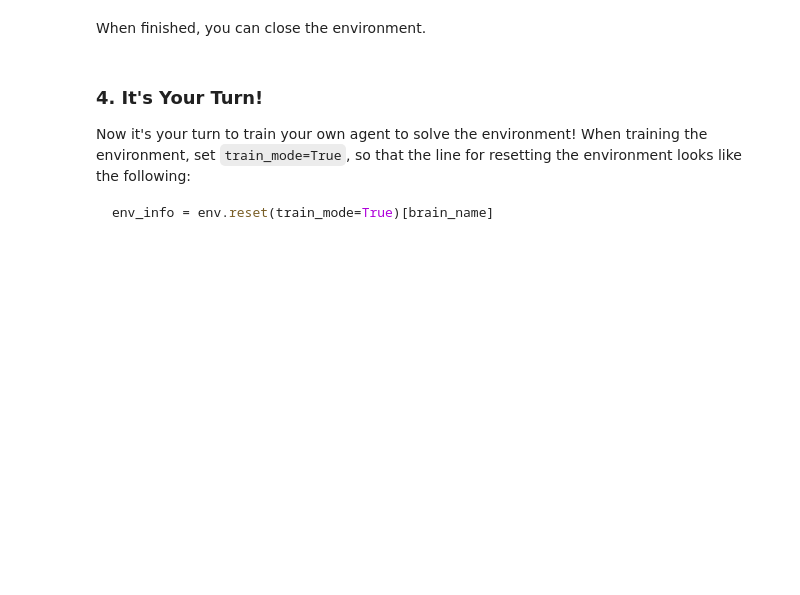
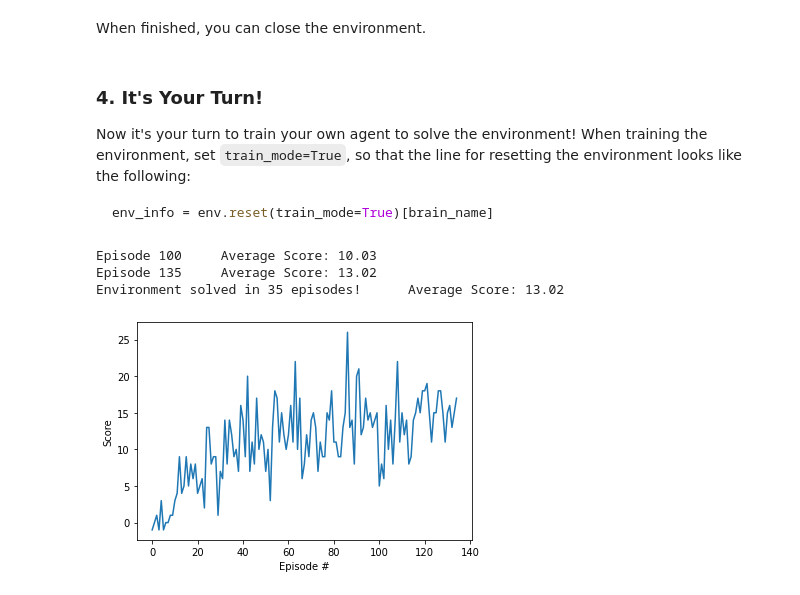
Before and after one commit to ahrav/Deep-Reinforcement-Learning, a Jupyter notebook: p1_navigation/Navigation.ipynb, the cells around one changed output. Saved outputs shown, nothing was run; the diff lists cells and outputs as text; code cells hidden in the pictures; blank space fills up the shorter version.

Commit message:
Second DQN solution taking 35 episodes.

````diff
--- a/p1_navigation/Navigation.ipynb
+++ b/p1_navigation/Navigation.ipynb
@@ -137,63 +134,60 @@ env_info = env.reset(train_mode=True)[brain_name]
 ```
 # %%
 from dqn_agent import Agent
-
+env_info = env.reset(train_mode=False)[brain_name] # reset the environment
 
 def dqn(n_episodes=2000, max_t=1000, eps_start=1.0, eps_end=0.01, eps_decay=0.0995):
     """Dee Q-Learning.
 
     Args:
         n_episodes (int): maximum number of training episodes
         max_t (int): maximum number of timesteps per episode
         eps_state (float): starting value of epsilon, for epsilon-greedy action selection
         eps_end (float): minimum value of epsilon
         eps_decay (float): multplicative factor (per episode) fro decreasing epsilon
     """
     agent = Agent(state_size, action_size, seed=0)
-    env_info = env.reset(train_mode=True)[brain_name]
-    state = env_info.vector_observations[0] # reset the environment
-    score = 0
-    while True:
-        action = agent.act(state, eps)
-        env_info = env.step(action)[brain_name]
-        next_state = env_info.vector_observations[0]
-        reward = env_info.rewards[0]
-        done = env_info.local_done[0]
-        score += reward
-        state = next_state
-        if done:
+    scores = []
+    scores_window = deque(maxlen=100)
+    eps = eps_start
+    for i_episode in range(1, n_episodes+1):
+        env_info = env.reset(train_mode=True)[brain_name] # reset the environment
+        state = env_info.vector_observations[0]
+        score = 0
+        for t in range(max_t):
+            action = agent.act(state, eps)
+            env_info = env.step(action)[brain_name]
+            # next_state, reward, done, _ = env.step(action)
+            next_state = env_info.vector_observations[0]   # get the next state
+            reward = env_info.rewards[0]                   # get the reward
+            done = env_info.local_done[0]
+            agent.step(state, action, reward, next_state, done)
+            state = next_state
+            score += reward
+            if done:
+                break
+        scores_window.append(score)
+        scores.append(score)
+        eps = max(eps*eps_decay, eps_end)
+        print('\rEpisode {}\tAverage Score: {:.2f}'.format(i_episode, np.mean(scores_window)), end="")
+        if i_episode % 100 == 0:
+            print('\rEpisode {}\tAverage Score: {:.2f}'.format(i_episode, np.mean(scores_window)))
+        if np.mean(scores_window)>=13.0:
+            print('\nEnvironment solved in {:d} episodes!\tAverage Score: {:.2f}'.format(i_episode-100, np.mean(scores_window)))
+            torch.save(agent.qnetwork_local.state_dict(), 'checkpoint.pth')
             break
-    # scores_window = deque(maxlen=100)
-    # eps = eps_start
-    # for i_episode in range(1, n_episodes+1):
-    #     state = env_info.vector_observations[0]
-    #     score = 0
-    #     for t in range(max_t):
-    #         action = agent.act(state, eps)
-    #         next_state, reward, done, _ = env.step(action)
-    #         agent.step(state, action, reward, next_state, done)
-    #         state = next_state
-    #         score += reward
-    #         if done:
-    #             break
-    #     scores_window.append(score)
-    #     scores.append(score)
-    #     eps = max(eps*eps_decay, eps_end)
-    #     print('\rEpisode {}\tAverage Score: {:.2f}'.format(i_episode, np.mean(scores_window)), end="")
-    #     if i_episode % 100 == 0:
-    #         print('\rEpisode {}\tAverage Score: {:.2f}'.format(i_episode, np.mean(scores_window)))
-    #     if np.mean(scores_window)>=13.0:
-    #         print('\nEnvironment solved in {:d} episodes!\tAverage Score: {:.2f}'.format(i_episode-100, np.mean(scores_window)))
-    #         torch.save(agent.qnetwork_local.state_dict(), 'checkpoint.pth')
-    #         break
-    return score
+    return scores
 
-score = dqn()
-print('Score: {}'.format(score))
+scores = dqn()
 # plot the scores
 fig = plt.figure()
 ax = fig.add_subplot(111)
 plt.plot(np.arange(len(scores)), scores)
 plt.ylabel('Score')
 plt.xlabel('Episode #')
 plt.show()
+# %% [output]
+Episode 100     Average Score: 10.03
+Episode 135     Average Score: 13.02
+Environment solved in 35 episodes!      Average Score: 13.02
+[figure, added]
````
Also changed, not shown: parts of 3 cells of this notebook, 2 other files.
